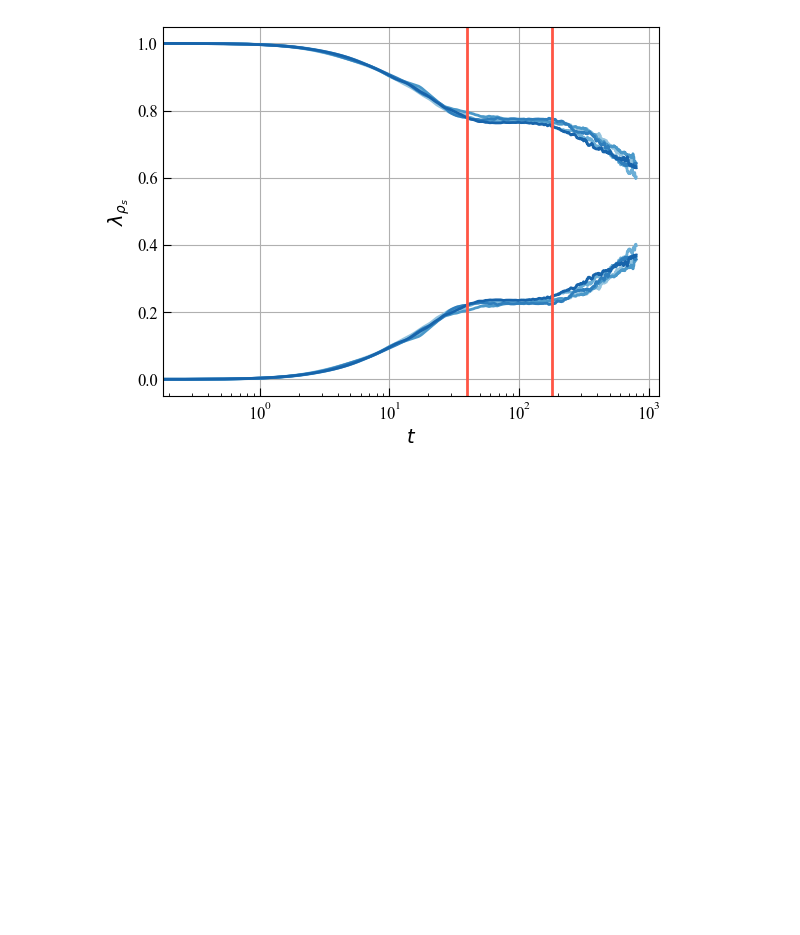
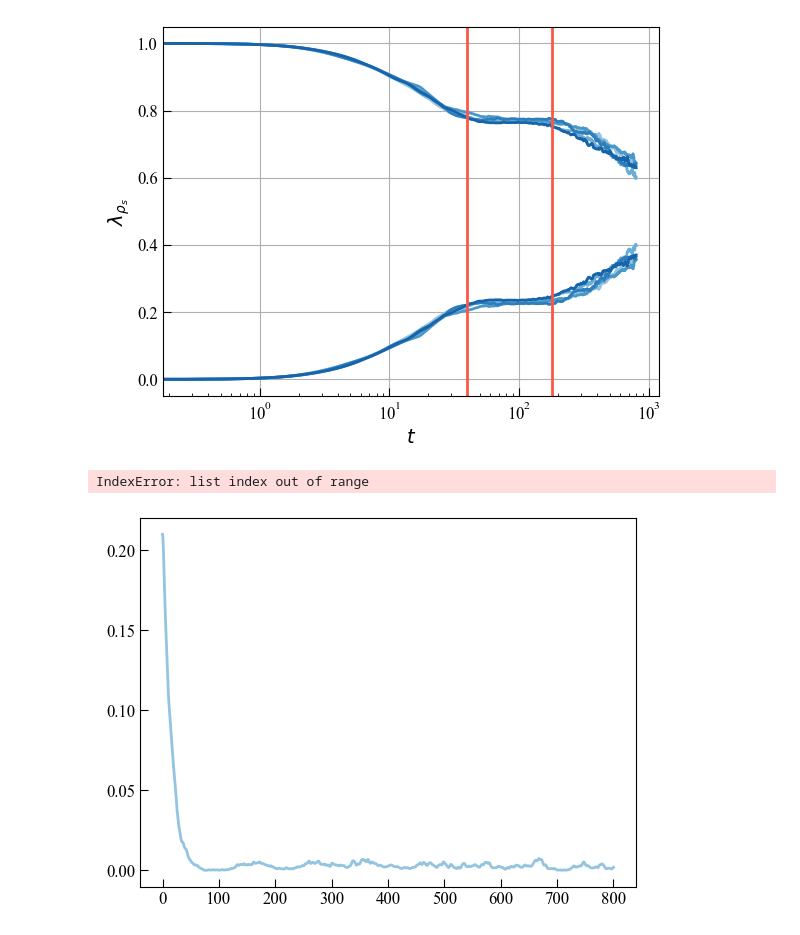
Before and after one commit to MarinAndreGirard/ACL, a Jupyter notebook: Working/Getting_clear_results_on_locality.ipynb, the cells around one changed output. Drawn from its saved outputs; the diff is of its cells as text; code cells hidden in the pictures; blank space fills up the shorter version.

Commit message:
working on getting r(t) plots

```diff
--- a/Working/Getting_clear_results_on_locality.ipynb
+++ b/Working/Getting_clear_results_on_locality.ipynb
@@ -141,3 +209,12 @@ fig.savefig(modified_name)  # Save the figure as a PNG file
 # %% [output]
 [figure]
 [figure]
+# %%
+n_e=8
+file_name="general_decoherence"
+file_suffixes=[1,2]
+
+plot_overlap(n_e,file_name,file_suffixes)
+# %% [output]
+IndexError: list index out of range
+[figure, added]
```
Also changed, not shown: parts of 2 cells of this notebook.
